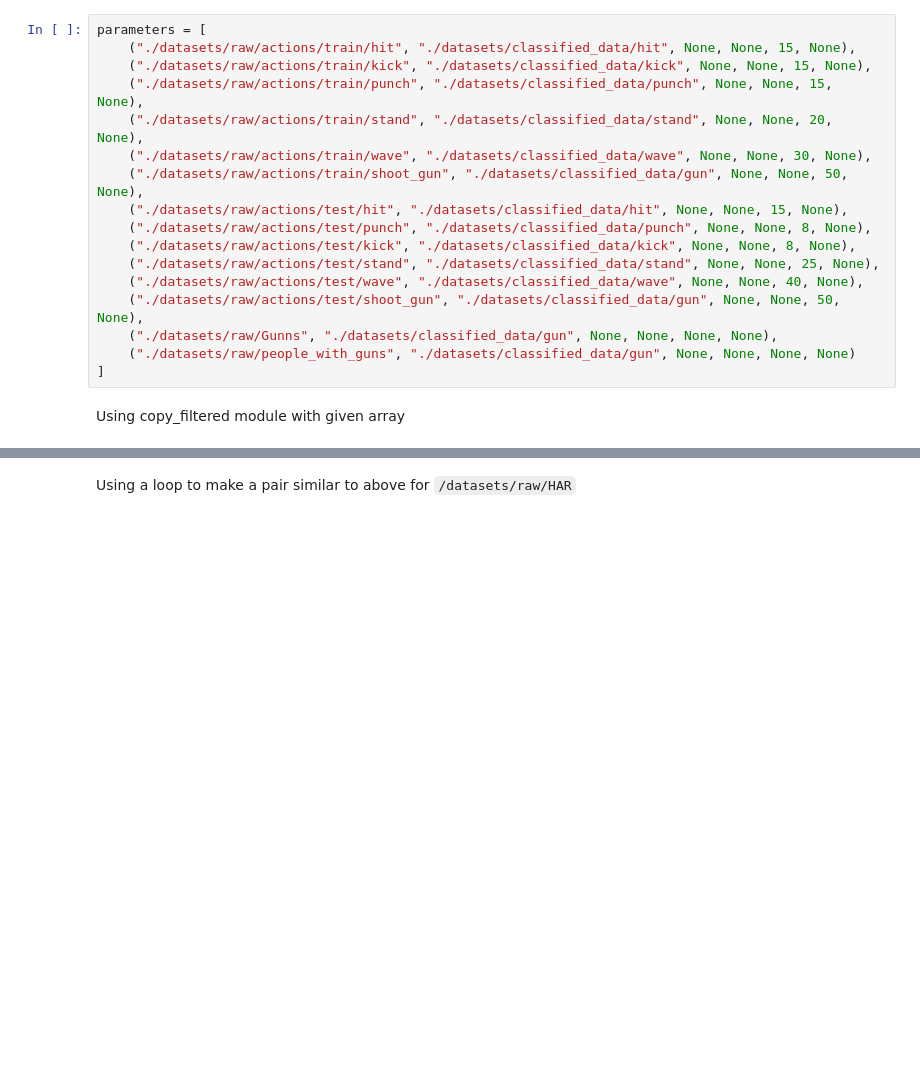
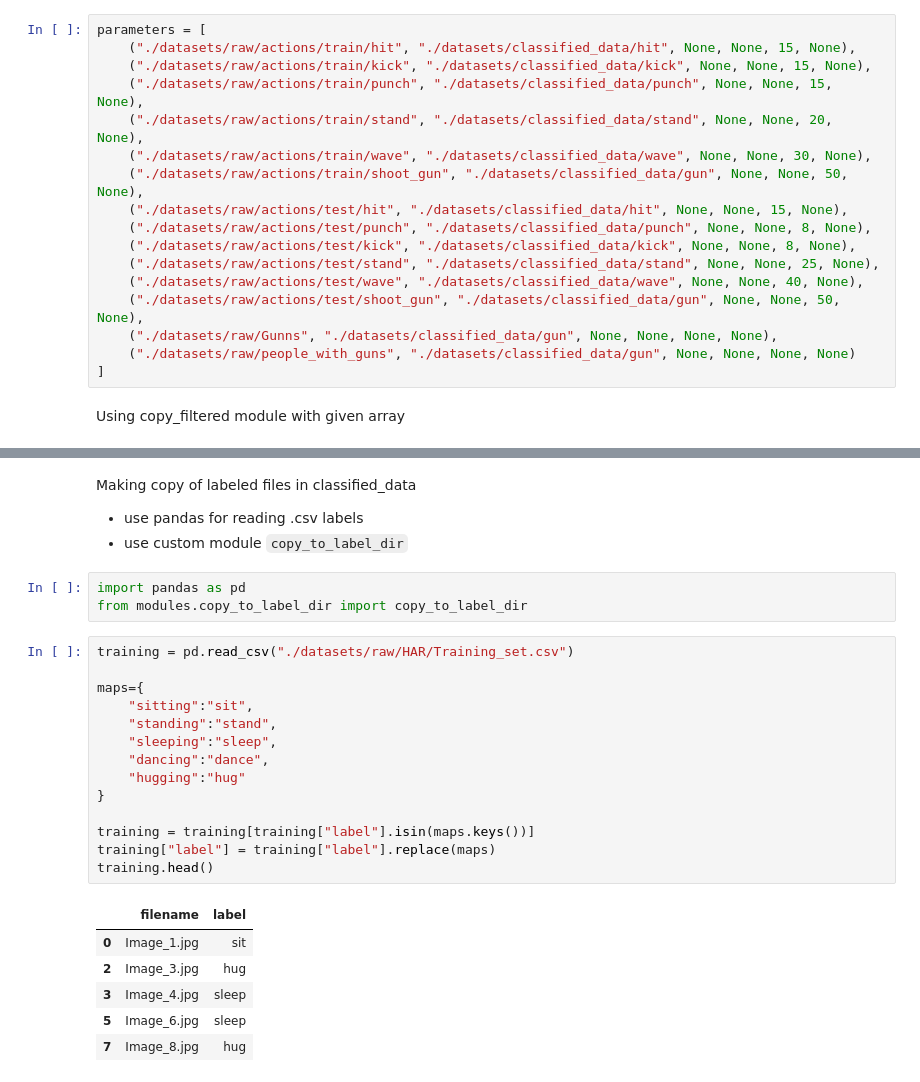
Before and after one commit to tikadatta2005/Crime-And-Threat-Dataset-Cleaning, a Jupyter notebook: clean.ipynb, the cells around one changed output, grey strips where cells are left out. Drawn from its saved outputs; the diff is of its cells as text; blank space fills up the shorter version.

Commit message:
update/ Images extracted from raw/HAR

```diff
--- a/clean.ipynb
+++ b/clean.ipynb
@@ -56,2 +41,28 @@ Copied 11/11 filtered files to './datasets/classified_data/gun'
 # %% [markdown]
-Using a loop to make a pair similar to above for `/datasets/raw/HAR`
+Making copy of labeled files in classified_data
+- use pandas for reading .csv labels
+- use custom module `copy_to_label_dir`
+# %%
+import pandas as pd
+from modules.copy_to_label_dir import copy_to_label_dir
+# %%
+training = pd.read_csv("./datasets/raw/HAR/Training_set.csv")
+
+maps={
+    "sitting":"sit",
+    "standing":"stand",
+    "sleeping":"sleep",
+    "dancing":"dance",
+    "hugging":"hug"
+}
+
+training = training[training["label"].isin(maps.keys())]
+training["label"] = training["label"].replace(maps)
+training.head()
+# %% [output]
+|  | filename | label |
+| 0 | Image_1.jpg | sit |
+| 2 | Image_3.jpg | hug |
+| 3 | Image_4.jpg | sleep |
+| 5 | Image_6.jpg | sleep |
+| 7 | Image_8.jpg | hug |
```
Also changed, not shown: parts of 2 cells of this notebook, 1 other file.
